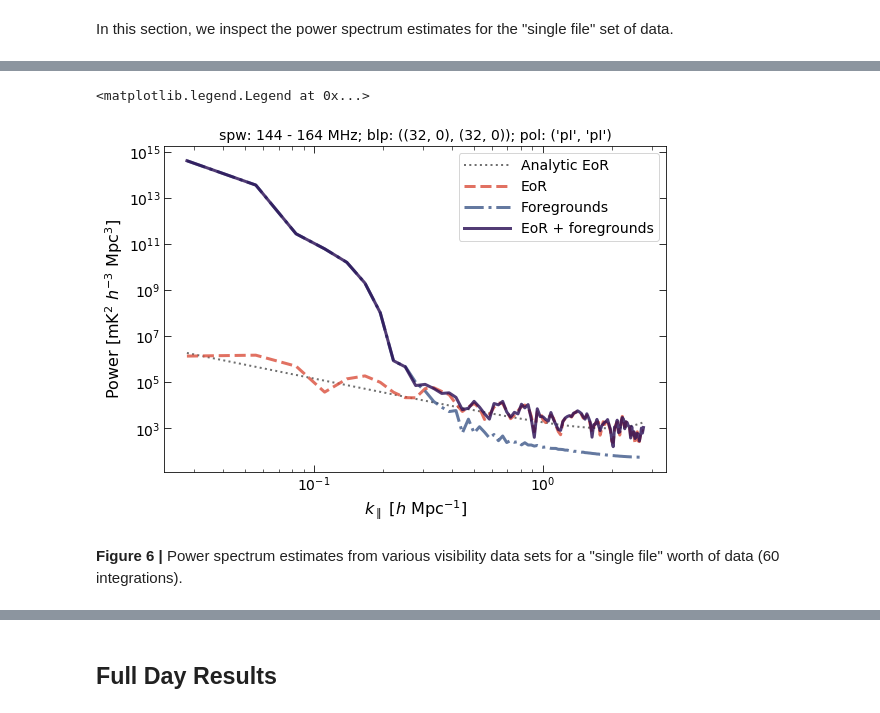
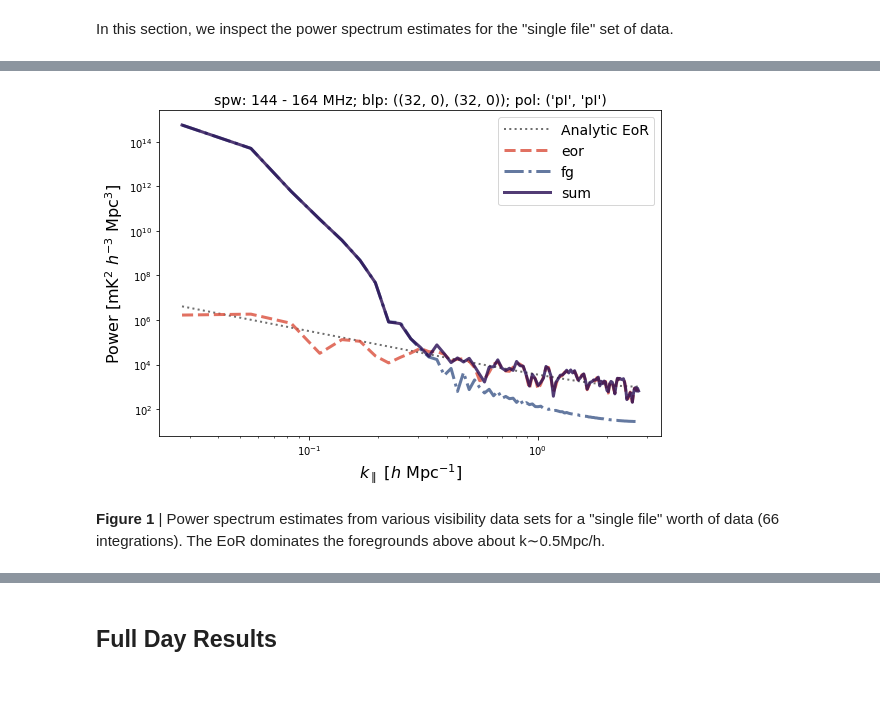
Before and after one commit to HERA-Team/hera-validation, a Jupyter notebook: test-series/1/test-1.1.0.ipynb, the cells around one changed output, grey strips where cells are left out. Drawn from its saved outputs; the diff is of its cells as text; code cells hidden in the pictures; blank space fills up the shorter version.

```diff
--- a/test-series/1/test-1.1.0.ipynb
+++ b/test-series/1/test-1.1.0.ipynb
@@ -331,0 +314,7 @@ path_dict['EoR + foregrounds']['ps'] = os.path.join(ps_path, ps_file)
+# %%
+data_single = {label: {} for label in ['eor', 'fg', 'sum']}
+vis_single_files = [single_eor_path, single_fg_path, single_sum_path]
+
+for label, pth in zip(data_single.keys(), vis_single_files):
+    data_single[label]['vis'] = io.HERAData(str(pth))
+    data_single[label]['vis'].read(return_data=False)
@@ -423,0 +364,5 @@ def aliased_power_spectrum(k, k_nyquist, z):
+# %%
+spec_single_files = [str(v).replace(".uvh5", ".psc") for v in vis_single_files]
+
+spws = [(400, 600)]
+blps = [((32, 0), (32, 0))]
@@ -424,8 +392,9 @@ def aliased_power_spectrum(k, k_nyquist, z):
 # %%
-for key in data_dict.keys():
-    pspec_file = path_dict[key]['ps']
-    data_dict[key]['ps'] = get_pspec(pspec_file)
-    blpair_group = [[blp] for blp in np.unique(data_dict[key]['ps'].blpair_array)]
-    data_dict[key]['avg'] = data_dict[key]['ps'].average_spectra(blpair_groups=blpair_group,
-                                                                 time_avg=True, inplace=False)
-    data_dict[key]['avg'].fold_spectra()
+# Now read in the power spectra from the files we just made, and average them over time.
+for fl, key in zip(spec_single_files, data_single.keys()):
+    data_single[key]['ps'] = get_pspec(str(fl))
+    blpair_group = [[blp] for blp in np.unique(data_single[key]['ps'].blpair_array)]
+    data_single[key]['avg'] = data_single[key]['ps'].average_spectra(
+        blpair_groups=blpair_group, time_avg=True, inplace=False
+    )
+    data_single[key]['avg'].fold_spectra()
@@ -559,16 +401,23 @@ def plot_residuals(uvps, labels, blps, spws=[0], polpair=('pI', 'pI'),
 # %%
-labels = list(data_dict.keys())
+labels = list(data_single.keys())
 colors = ['#DA4E3B', '#3D5789', '#270B52']
 linewidths, linestyles = [3, 3, 3], ['--', '-.', '-']
-uvp_avgs = [data_dict[key]['avg'] for key in data_dict.keys()]
-plot_spectra(uvp_avgs, labels, blps, colors=colors, linestyles=linestyles,
-             linewidths=linewidths, alpha=0.8, figsize=(9, 6))
+uvp_avgs = [val['avg'] for val in data_single.values()]
+plot_spectra(
+    uvp_avgs, labels,
+    blps,
+    colors=colors,
+    linestyles=linestyles,
+    linewidths=linewidths,
+    alpha=0.8,
+    figsize=(9, 6)
+)
+
 fig = plt.gcf()
 ax = fig.get_axes()
 fig.subplots_adjust(hspace=0.2)
-ax[0].legend(loc='upper right', fontsize=14, handlelength=3.25)
+ax[0].legend(loc='upper right', fontsize=14, handlelength=3.25);
 # %% [output]
-<matplotlib.legend.Legend at 0x...>
-[figure, old version]
+[figure, new version]
 # %% [markdown]
-**Figure 6 |** Power spectrum estimates from various visibility data sets for a "single file" worth of data (60 integrations).
+**Figure 1** | Power spectrum estimates from various visibility data sets for a "single file" worth of data (66 integrations). The EoR dominates the foregrounds above about k∼0.5Mpc/h.
```
Also changed, not shown: parts of 121 cells of this notebook, 1 other file.
